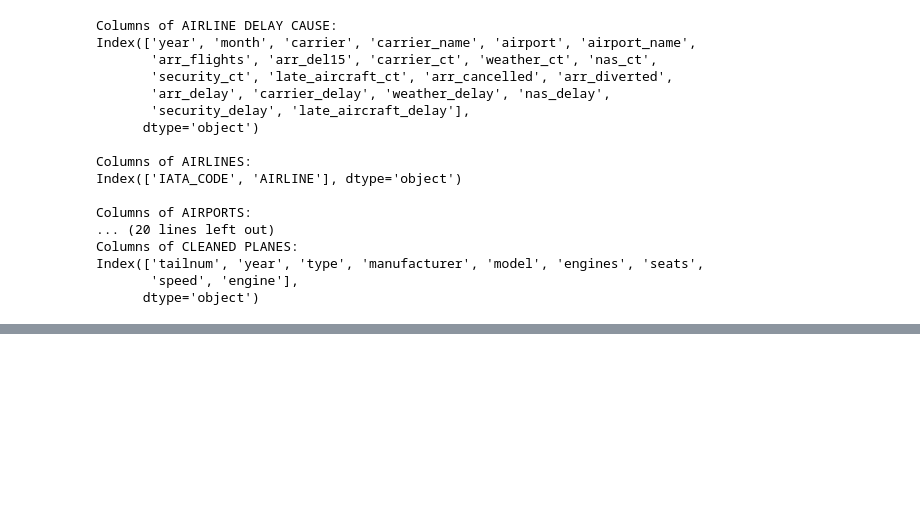
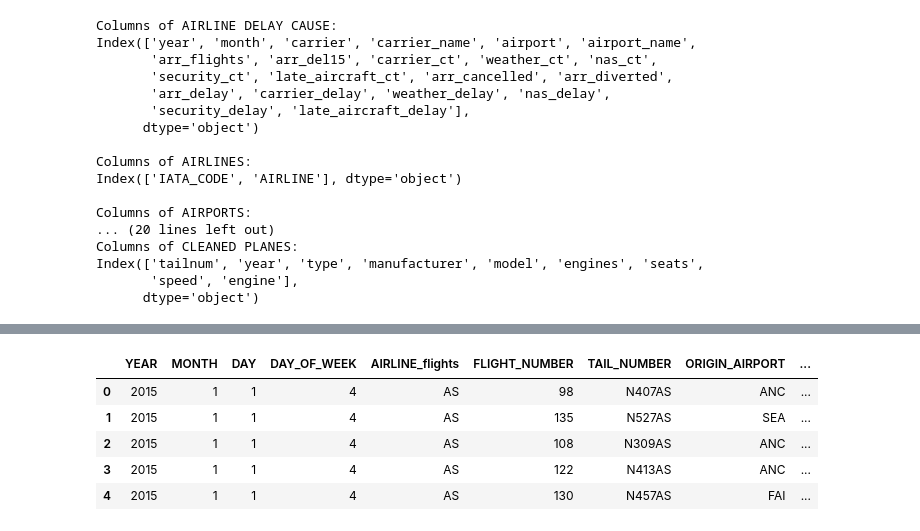
Before and after one commit to KBee-data/WCS-Project_Late-Aircraft-Prediction-System_Dashboard_Customer-Review-Sentiment-Analysis, a Jupyter notebook: notebooks/ML-AirlineDelayPrediction.ipynb, the cells around one changed output, grey strips where cells are left out. Saved outputs shown, nothing was run; the diff lists cells and outputs as text; code cells hidden in the pictures; blank space fills up the shorter version.

```diff
--- a/notebooks/ML-AirlineDelayPrediction.ipynb
+++ b/notebooks/ML-AirlineDelayPrediction.ipynb
@@ -102,3 +162,5 @@ Index(['tailnum', 'year', 'type', 'manufacturer', 'model', 'engines', 'seats',
+# %%
+pd.set_option('display.max_columns', None)
 # %%
 df_airline_delay_cause.head()
 # %% [output]
@@ -115,0 +241,14 @@ print(os.path.abspath(os.path.join(os.getcwd(), '..', 'src')))
+# %%
+df_merged = pd.merge(df_flights, df_airlines, left_on='AIRLINE', right_on='IATA_CODE', how='outer', suffixes=('_flights', '_airlines'))
+# %%
+pd.set_option('display.max_columns', None)
+pd.set_option('display.max_rows', None)
+# %%
+df_merged.head()
+# %% [output]
+|  | YEAR | MONTH | DAY | DAY_OF_WEEK | AIRLINE_flights | FLIGHT_NUMBER | TAIL_NUMBER | ORIGIN_AIRPORT | ... |
+| 0 | 2015 | 1 | 1 | 4 | AS | 98 | N407AS | ANC | ... |
+| 1 | 2015 | 1 | 1 | 4 | AS | 135 | N527AS | SEA | ... |
+| 2 | 2015 | 1 | 1 | 4 | AS | 108 | N309AS | ANC | ... |
+| 3 | 2015 | 1 | 1 | 4 | AS | 122 | N413AS | ANC | ... |
+| 4 | 2015 | 1 | 1 | 4 | AS | 130 | N457AS | FAI | ... |
```
Also changed, not shown: parts of 22 cells of this notebook, 5 other files.
